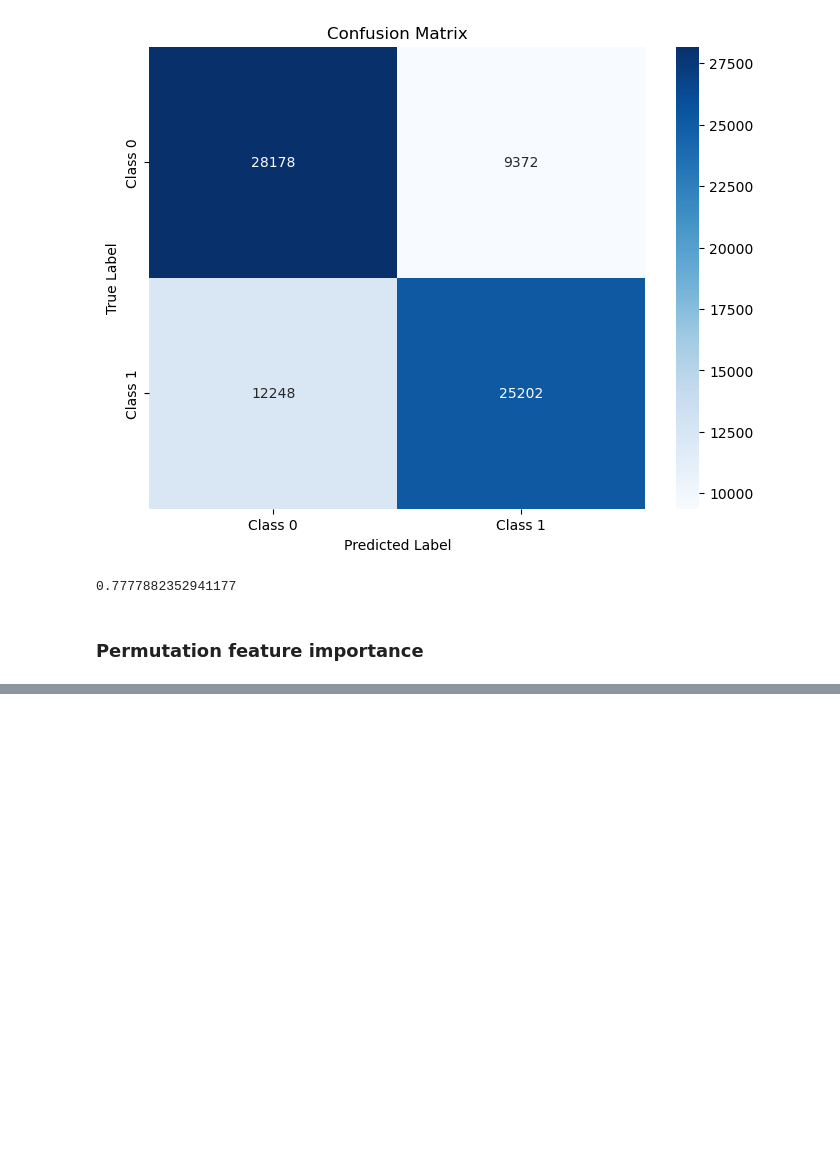
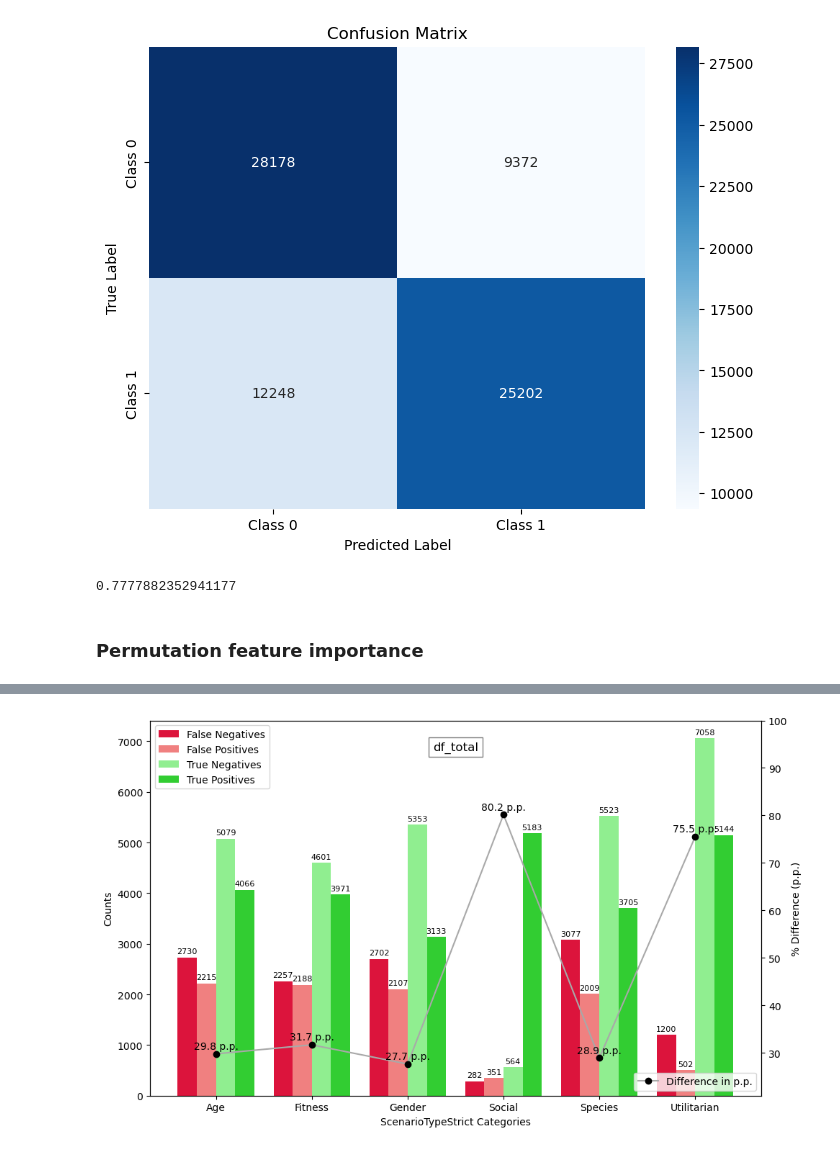
Before and after one commit to Moral-Machine-2024/Emmakuipers, a Jupyter notebook: model_50_svm_run.ipynb, the cells around one changed output, grey strips where cells are left out. Cells and saved outputs as stored; diff of their text form; code cells hidden in the pictures; blank space fills up the shorter version.

```diff
--- a/model_50_svm_run.ipynb
+++ b/model_50_svm_run.ipynb
@@ -1177,0 +1266,3 @@ plt.show()
+# %%
+# concatting X_test and Y_test to recreate a the test set with both explanatory features as the target feature
+df50_con = pd.concat([X_test, y_test], axis=1)
@@ -1177,0 +1286,83 @@ plt.show()
+# %%
+import pandas as pd
+import matplotlib.pyplot as plt
+import numpy as np
+
+categories = ['Age', 'Fitness', 'Gender', 'Social', 'Species', 'Utilitarian']
+one_hot_columns = [f'ScenarioTypeStrict_{cat}' for cat in categories]
+
+# Map one-hot encoded values back to the original category
+df50_con['ScenarioTypeStrict'] = df50_con[one_hot_columns].idxmax(axis=1).str.replace('ScenarioTypeStrict_', '')
+
+# Add actual and predicted values to the DataFrame
+df50_con['y_true'] = y_test
+df50_con['y_pred'] = y_pred_test
+
+# Calculate errors
+df50_con['FN'] = np.where((df50_con['y_true'] == 1) & (df50_con['y_pred'] == 0), 1, 0)
+df50_con['FP'] = np.where((df50_con['y_true'] == 0) & (df50_con['y_pred'] == 1), 1, 0)
+df50_con['TP'] = np.where((df50_con['y_true'] == 1) & (df50_con['y_pred'] == 1), 1, 0)
+df50_con['TN'] = np.where((df50_con['y_true'] == 0) & (df50_con['y_pred'] == 0), 1, 0)
+
+# Aggregate errors by category
+error_summary = df50_con.groupby('ScenarioTypeStrict')[['FN', 'FP', 'TP', 'TN']].sum().reset_index()
+
+# Calculate total and percentages
+error_summary['Total'] = error_summary[['FN', 'FP', 'TP', 'TN']].sum(axis=1)
+error_summary['% False'] = (error_summary[['FN', 'FP']].sum(axis=1) / error_summary['Total']) * 100
+error_summary['% True'] = (error_summary[['TP', 'TN']].sum(axis=1) / error_summary['Total']) * 100
+error_summary['% Difference'] = error_summary['% True'] - error_summary['% False']
+
+# Plotting
+fig, ax = plt.subplots(figsize=(10, 6))
+x = np.arange(len(categories))  # Category positions
+width = 0.2  # Width of each bar
+
+# Adjust positions for each bar group
+fn_bars = ax.bar(x - 1.5 * width, error_summary['FN'], width, label='False Negatives', color='crimson')
+fp_bars = ax.bar(x - 0.5 * width, error_summary['FP'], width, label='False Positives', color='lightcoral')
+tn_bars = ax.bar(x + 0.5 * width, error_summary['TN'], width, label='True Negatives', color='lightgreen')
+tp_bars = ax.bar(x + 1.5 * width, error_summary['TP'], width, label='True Positives', color='limegreen')
+
+# Add labels above the bars
+for bar in fn_bars:
+    height = bar.get_height()
+    ax.text(bar.get_x() + bar.get_width() / 2, height + 50, f'{int(height)}', ha='center', va='bottom', fontsize=8)
+
+for bar in fp_bars:
+    height = bar.get_height()
+    ax.text(bar.get_x() + bar.get_width() / 2, height + 50, f'{int(height)}', ha='center', va='bottom', fontsize=8)
+
+for bar in tn_bars:
+    height = bar.get_height()
+    ax.text(bar.get_x() + bar.get_width() / 2, height + 50, f'{int(height)}', ha='center', va='bottom', fontsize=8)
+
+for bar in tp_bars:
+    height = bar.get_height()
+    ax.text(bar.get_x() + bar.get_width() / 2, height + 50, f'{int(height)}', ha='center', va='bottom', fontsize=8)
+
+# Line plot for % difference
+ax2 = ax.twinx()
+ax2.plot(x, error_summary['% Difference'], label='Difference in p.p.', color='darkgrey', marker='o', markerfacecolor='black', markeredgecolor='black', linestyle='-', linewidth=1.5)
+for i, val in enumerate(error_summary['% Difference']):
+    ax2.text(x[i], val + 1, f'{val:.1f} p.p.', color='black', fontsize=10, ha='center')
+
+# Labels and Legends
+ax.set_xlabel('ScenarioTypeStrict Categories')
+ax.set_ylabel('Counts')
+ax2.set_ylabel('% Difference (p.p.)', color='black')
+ax2.tick_params(axis='y', labelcolor='black')
+ax2.set_ylim(21,100)
+ax.set_xticks(x)
+ax.set_xticklabels(categories)
+ax.legend(loc='upper left')
+ax2.legend(loc='lower right')
+
+# Add text in the middle of the graph
+ax.text(2.5, 7000, 'df_total',
+        fontsize=12, color='black', ha='center', va='top', bbox=dict(facecolor='white', alpha=0.5))
+
+plt.tight_layout()
+plt.show()
+# %% [output]
+[figure, added]
```
Also changed, not shown: parts of 29 cells of this notebook, 3 other files.
